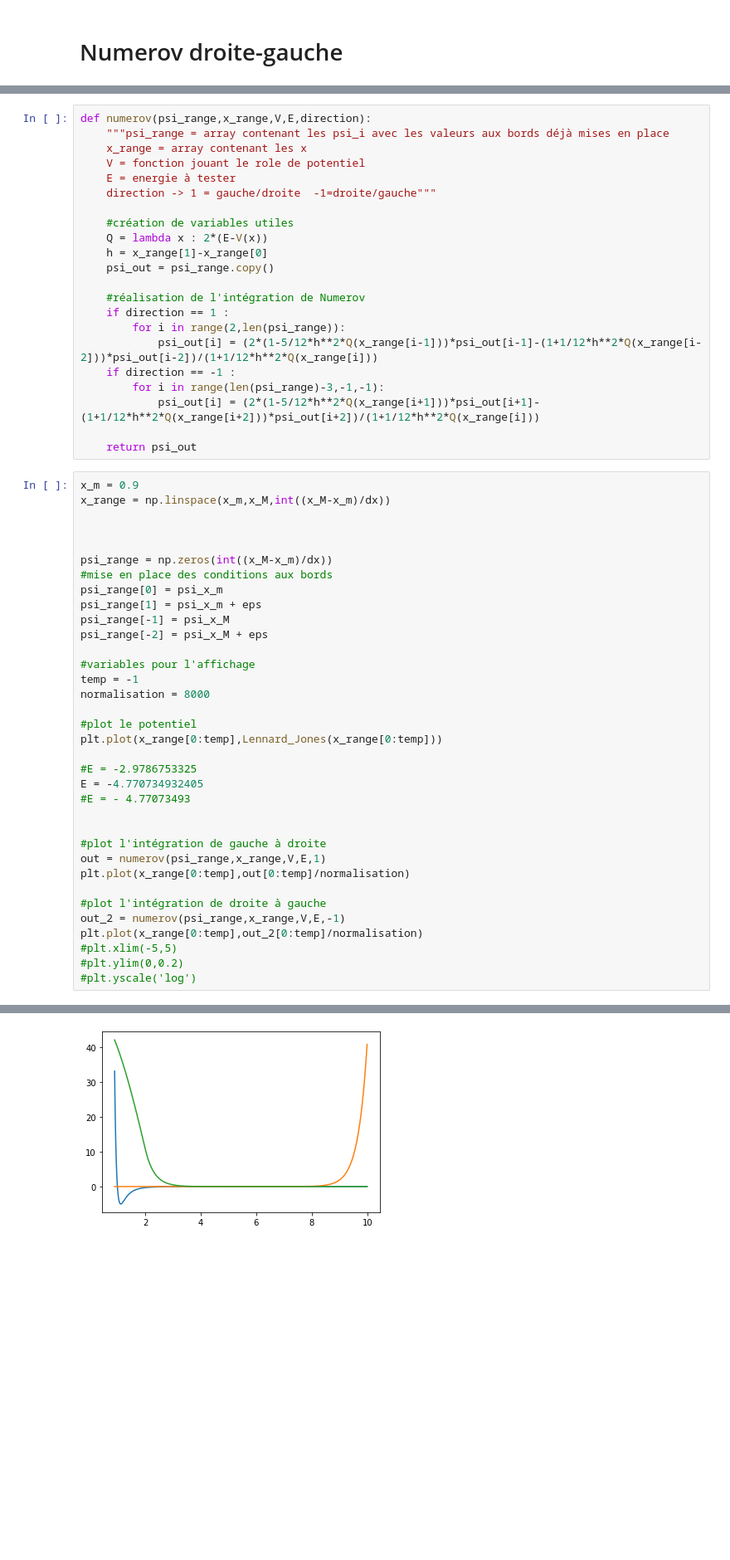
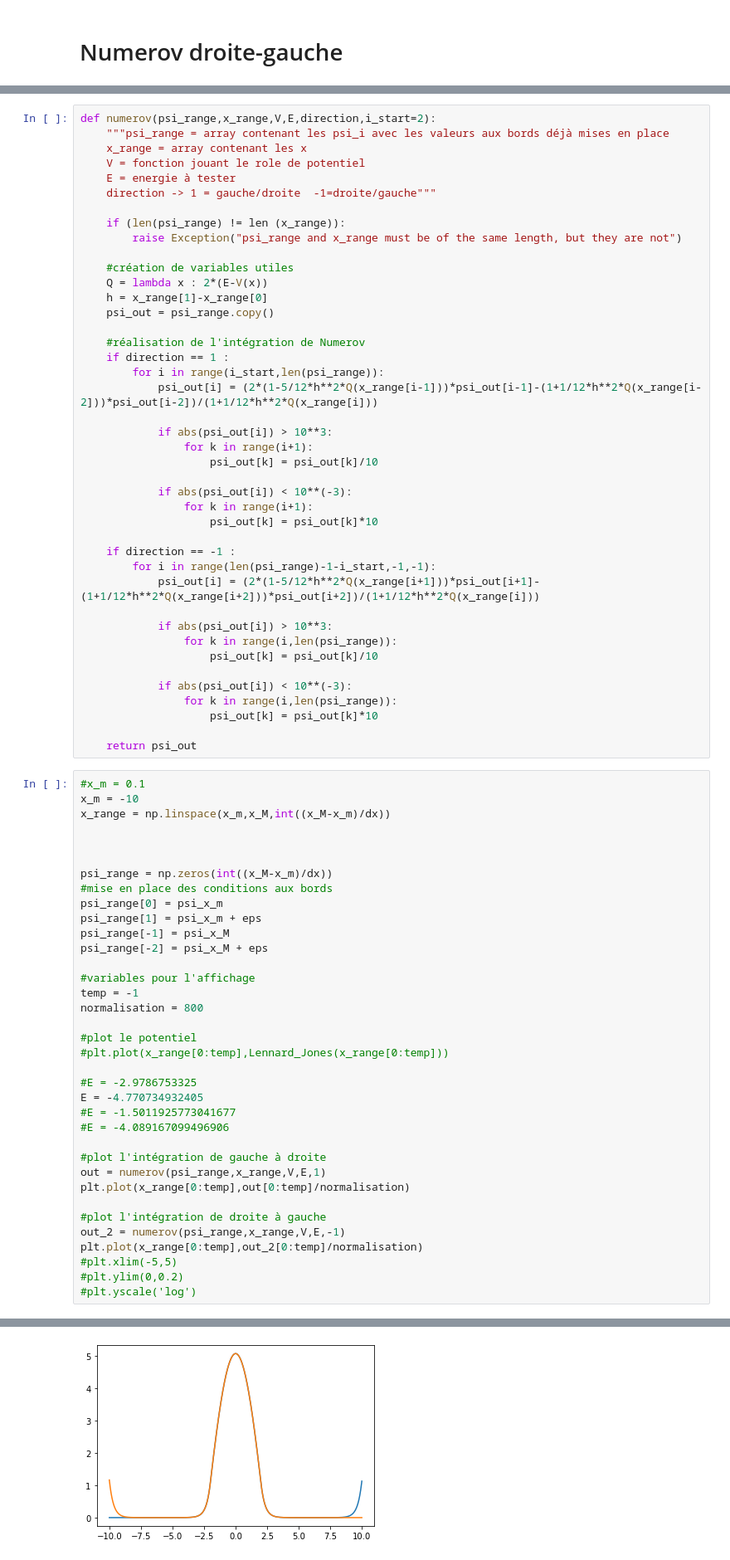
Before and after one commit to rvanco/Projet_info_Schrodinger_M1, a Jupyter notebook: test_Numerov-Copy1.ipynb, the cells around one changed output, grey strips where cells are left out. Shown: that part at 83% size. Cells and saved outputs as stored; diff of their text form; blank space fills up the shorter version.

Commit message:
V1.2
suppression de bugs (ça marche avec Lennard-Jonnes maintenant, et c'est plus stable)
amélioration des performances (ça va plus vite)
Mise en place d'un affichage de la progression dans testDQM

```diff
--- a/test_Numerov-Copy1.ipynb
+++ b/test_Numerov-Copy1.ipynb
@@ -29,10 +36,13 @@ eps = 10**(-7)
 # %%
-def numerov(psi_range,x_range,V,E,direction):
+def numerov(psi_range,x_range,V,E,direction,i_start=2):
     """psi_range = array contenant les psi_i avec les valeurs aux bords déjà mises en place
     x_range = array contenant les x
     V = fonction jouant le role de potentiel
     E = energie à tester
     direction -> 1 = gauche/droite  -1=droite/gauche"""
+
+    if (len(psi_range) != len (x_range)):
+        raise Exception("psi_range and x_range must be of the same length, but they are not")
 
     #création de variables utiles
     Q = lambda x : 2*(E-V(x))
@@ -41,51 +51,69 @@ def numerov(psi_range,x_range,V,E,direction):
 
     #réalisation de l'intégration de Numerov
     if direction == 1 :
-        for i in range(2,len(psi_range)):
+        for i in range(i_start,len(psi_range)):
             psi_out[i] = (2*(1-5/12*h**2*Q(x_range[i-1]))*psi_out[i-1]-(1+1/12*h**2*Q(x_range[i-2]))*psi_out[i-2])/(1+1/12*h**2*Q(x_range[i]))
+
+            if abs(psi_out[i]) > 10**3:
+                for k in range(i+1):
+                    psi_out[k] = psi_out[k]/10
+
+            if abs(psi_out[i]) < 10**(-3):
+                for k in range(i+1):
+                    psi_out[k] = psi_out[k]*10
+
     if direction == -1 :
-        for i in range(len(psi_range)-3,-1,-1):
+        for i in range(len(psi_range)-1-i_start,-1,-1):
             psi_out[i] = (2*(1-5/12*h**2*Q(x_range[i+1]))*psi_out[i+1]-(1+1/12*h**2*Q(x_range[i+2]))*psi_out[i+2])/(1+1/12*h**2*Q(x_range[i]))
 
+            if abs(psi_out[i]) > 10**3:
+                for k in range(i,len(psi_range)):
+                    psi_out[k] = psi_out[k]/10
+
+            if abs(psi_out[i]) < 10**(-3):
+                for k in range(i,len(psi_range)):
+                    psi_out[k] = psi_out[k]*10
+
     return psi_out
 # %%
-x_m = 0.9
+#x_m = 0.1
+x_m = -10
 x_range = np.linspace(x_m,x_M,int((x_M-x_m)/dx))
 
 
 
 psi_range = np.zeros(int((x_M-x_m)/dx))
 #mise en place des conditions aux bords
 psi_range[0] = psi_x_m
 psi_range[1] = psi_x_m + eps
 psi_range[-1] = psi_x_M
 psi_range[-2] = psi_x_M + eps
 
 #variables pour l'affichage
 temp = -1
-normalisation = 8000
+normalisation = 800
 
 #plot le potentiel
-plt.plot(x_range[0:temp],Lennard_Jones(x_range[0:temp]))
+#plt.plot(x_range[0:temp],Lennard_Jones(x_range[0:temp]))
 
 #E = -2.9786753325
 E = -4.770734932405
-#E = - 4.77073493
-
+#E = -1.5011925773041677
+#E = -4.089167099496906
 
 #plot l'intégration de gauche à droite
 out = numerov(psi_range,x_range,V,E,1)
 plt.plot(x_range[0:temp],out[0:temp]/normalisation)
 
 #plot l'intégration de droite à gauche
 out_2 = numerov(psi_range,x_range,V,E,-1)
 plt.plot(x_range[0:temp],out_2[0:temp]/normalisation)
 #plt.xlim(-5,5)
 #plt.ylim(0,0.2)
 #plt.yscale('log')
 # %% [output]
 [<matplotlib.lines.Line2D at 0x...>]
-[figure, old version]
+[figure, new version]
 # %%
 out[-51:-1]
 # %% [output]
```
Also changed, not shown: parts of 12 cells of this notebook, 2 other files.
